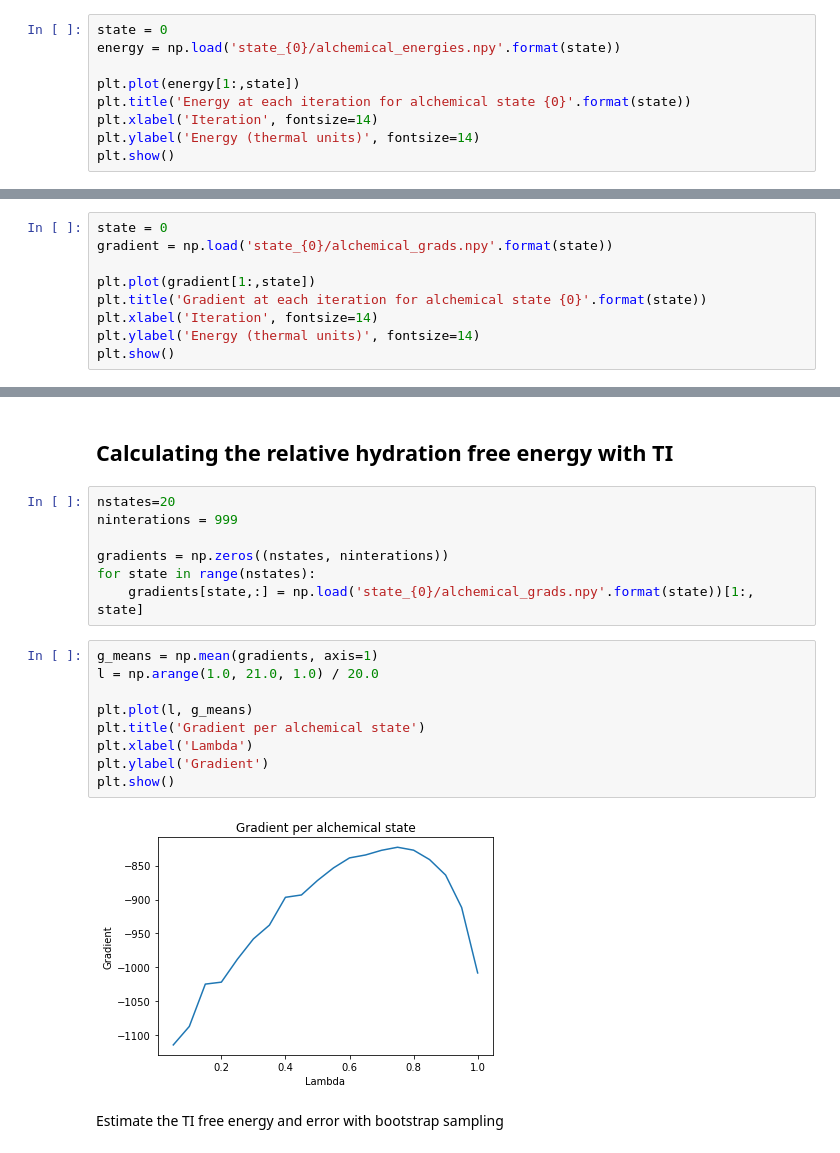
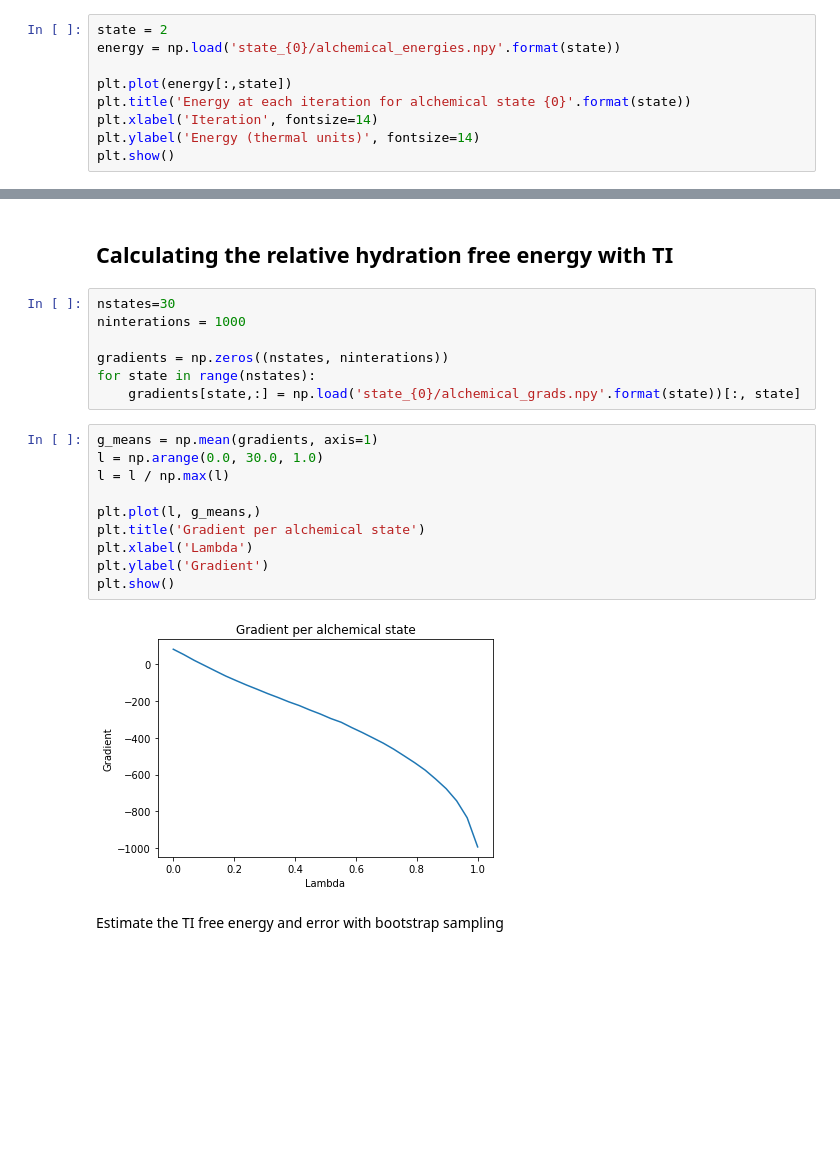
Before and after one commit to choderalab/saltswap, a Jupyter notebook: development/alchemical_perturbation/estimate_thermodynamic_length.ipynb, the cells around one changed output, grey strips where cells are left out. Cells and saved outputs as stored; diff of their text form; blank space fills up the shorter version.

```diff
--- a/development/alchemical_perturbation/estimate_thermodynamic_length.ipynb
+++ b/development/alchemical_perturbation/estimate_thermodynamic_length.ipynb
@@ -7,10 +7,10 @@ import matplotlib.pyplot as plt
 # %% [markdown]
 ## View trace of energy and gradient
 # %%
-state = 0
+state = 2
 energy = np.load('state_{0}/alchemical_energies.npy'.format(state))
 
-plt.plot(energy[1:,state])
+plt.plot(energy[:,state])
 plt.title('Energy at each iteration for alchemical state {0}'.format(state))
 plt.xlabel('Iteration', fontsize=14)
 plt.ylabel('Energy (thermal units)', fontsize=14)
@@ -20,9 +19,0 @@ plt.show()
-# %%
-state = 0
-gradient = np.load('state_{0}/alchemical_grads.npy'.format(state))
-
-plt.plot(gradient[1:,state])
-plt.title('Gradient at each iteration for alchemical state {0}'.format(state))
-plt.xlabel('Iteration', fontsize=14)
-plt.ylabel('Energy (thermal units)', fontsize=14)
-plt.show()
@@ -69,23 +77,24 @@ DeltaF_ij[0,:][-1]*0.592
 # %% [markdown]
 ## Calculating the relative hydration free energy with TI
 # %%
-nstates=20
-ninterations = 999
+nstates=30
+ninterations = 1000
 
 gradients = np.zeros((nstates, ninterations))
 for state in range(nstates):
-    gradients[state,:] = np.load('state_{0}/alchemical_grads.npy'.format(state))[1:, state]
+    gradients[state,:] = np.load('state_{0}/alchemical_grads.npy'.format(state))[:, state]
 # %%
 g_means = np.mean(gradients, axis=1)
-l = np.arange(1.0, 21.0, 1.0) / 20.0
+l = np.arange(0.0, 30.0, 1.0)
+l = l / np.max(l)
 
-plt.plot(l, g_means)
+plt.plot(l, g_means,)
 plt.title('Gradient per alchemical state')
 plt.xlabel('Lambda')
 plt.ylabel('Gradient')
 plt.show()
 # %% [output]
-[figure, old version]
+[figure, new version]
 # %% [markdown]
 Estimate the TI free energy and error with bootstrap sampling
 # %%
```
Also changed, not shown: parts of 18 cells of this notebook.
